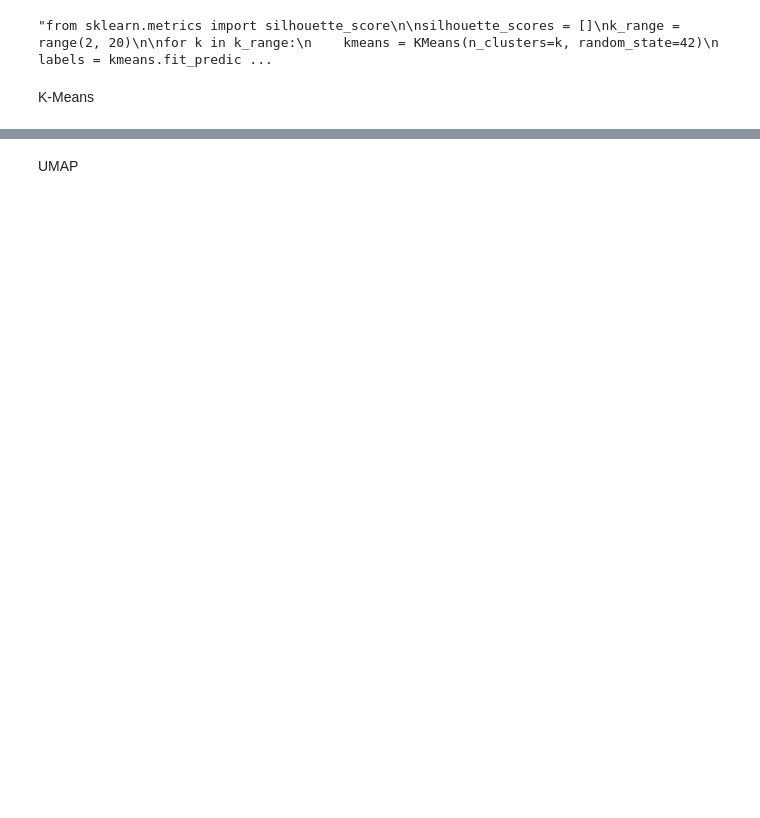
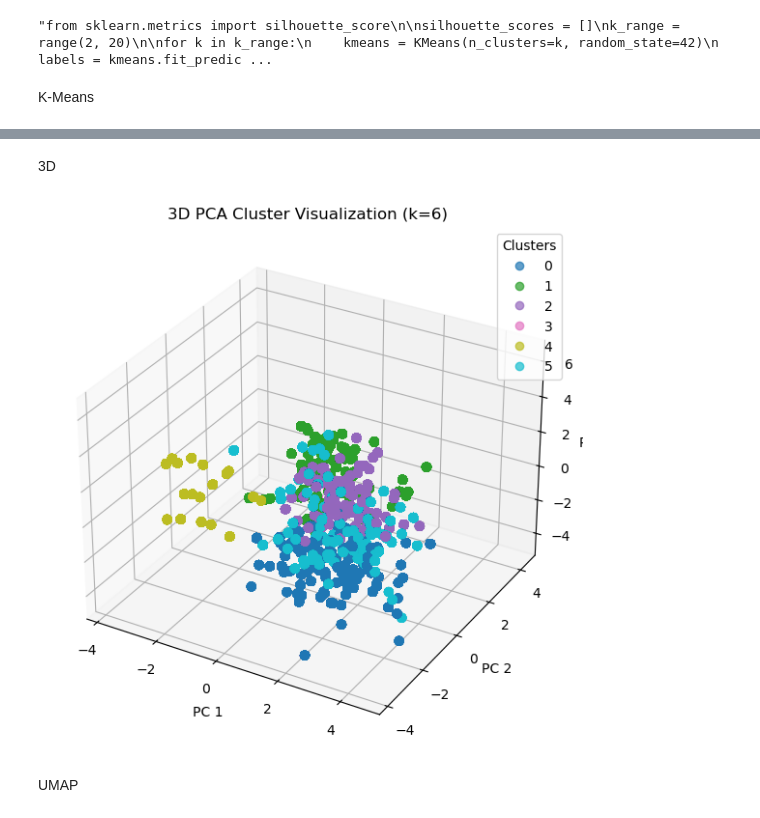
Before and after one commit to gugaaa1904/BC, a Jupyter notebook: Case 3.ipynb, the cells around one changed output, grey strips where cells are left out. Saved outputs shown, nothing was run; the diff lists cells and outputs as text; code cells hidden in the pictures; blank space fills up the shorter version.

```diff
--- a/Case 3.ipynb
+++ b/Case 3.ipynb
@@ -922,3 +936,23 @@ plt.show()
+# %% [markdown]
+3D
+# %%
+from mpl_toolkits.mplot3d import Axes3D
+
+pca_3d = PCA(n_components=3)
+X_3d = pca_3d.fit_transform(pca_selected_components)
+fig = plt.figure(figsize=(10, 7))
+ax = fig.add_subplot(111, projection='3d')
+scatter = ax.scatter(X_3d[:, 0], X_3d[:, 1], X_3d[:, 2],
+                     c=cluster_labels, cmap='tab10', s=40, alpha=0.7)
+
+ax.set_title(f'3D PCA Cluster Visualization (k={k_chosen})')
+ax.set_xlabel('PC 1')
+ax.set_ylabel('PC 2')
+ax.set_zlabel('PC 3')
+plt.legend(*scatter.legend_elements(), title="Clusters")
+plt.show()
+# %% [output]
+[figure, added]
 # %% [markdown]
 UMAP
 # %%
```
Also changed, not shown: parts of 21 cells of this notebook, 1 other file.
